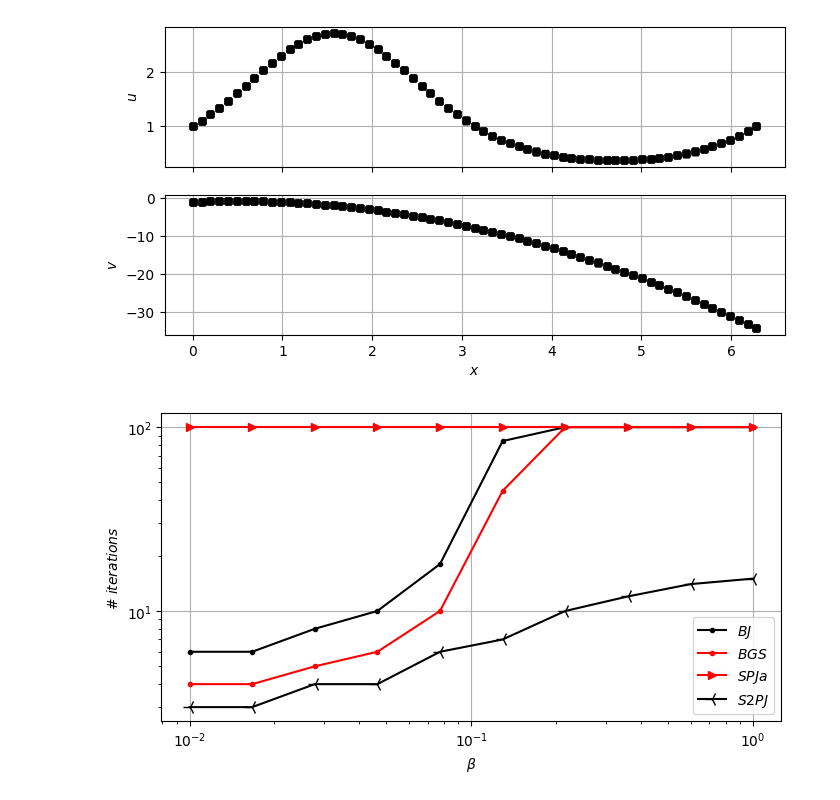
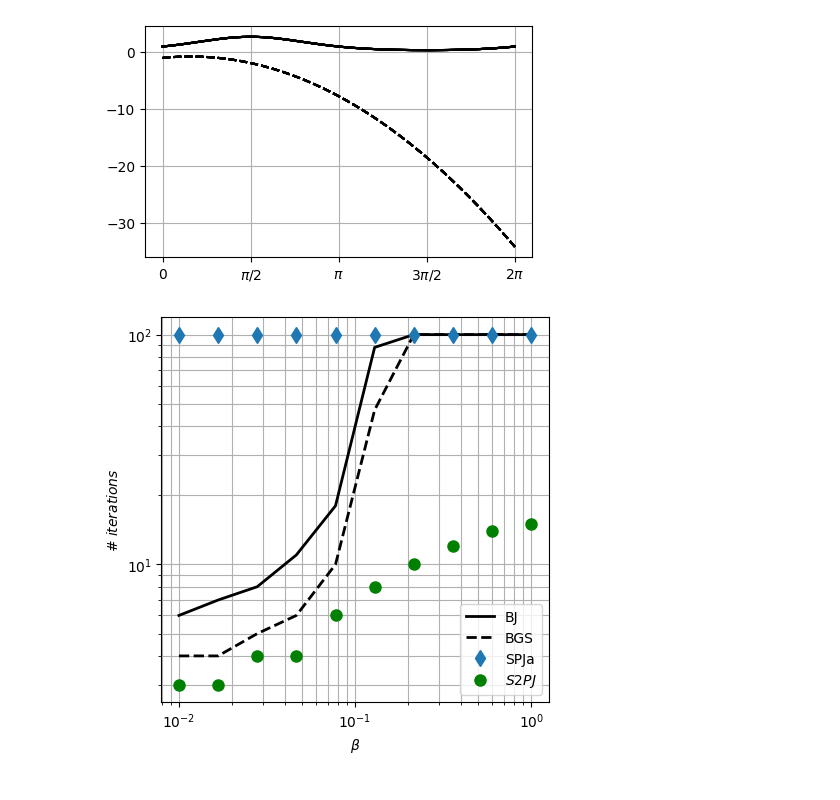
Before and after one commit to multiform-UoN/splittingschemes, a Jupyter notebook: python/fvm1D_quadLaplacian.ipynb, the cells around one changed output. Drawn from its saved outputs; the diff is of its cells as text; code cells hidden in the pictures.

```diff
--- a/python/fvm1D_quadLaplacian.ipynb
+++ b/python/fvm1D_quadLaplacian.ipynb
@@ -11,8 +10,8 @@ import scipy.linalg as linalg
 import matplotlib.pyplot as plt
 import numpy as np
 import matplotlib as mpl
-plt.style.use('tableau-colorblind10')
-plt.style.use('default')
+# plt.style.use('tableau-colorblind10')
+# plt.style.use('default')
 import mylib
 
 # import seaborn as sns
@@ -226,6 +221,6 @@ monolithic error = 3.949884360667314e-10
 # %%
 L = 2.0*np.pi
-N = 64
+N = 128
 dx = np.divide(L, N)
 x = np.linspace(0, L, N+1)
 xc = np.linspace(0.5*dx, L-0.5*dx, N)
@@ -248,13 +243,19 @@ err = {
     "mono":{"u_errl2":[], "v_errl2":[]}
     }
 
-fig1, axs1 = plt.subplots(2, 1, figsize=(8,4), dpi=100, sharex=True)
-fig2, axs2 = plt.subplots(1, 1, figsize=(8,4), dpi=100, sharex=True)
-fig3, axs3 = plt.subplots(1, 1, figsize=(8,4), dpi=100, sharex=True)
+# fig1, axs1 = plt.subplots(2, 1, figsize=(8,4), dpi=100, sharex=True)
+fig1, axs1 = plt.subplots(1, 1, figsize=(5,3), dpi=100)
+fig2, axs2 = plt.subplots(1, 1, figsize=(5,5), dpi=100)
+fig3, axs3 = plt.subplots(1, 1, figsize=(5,5), dpi=100)
+axs1.xaxis.set_major_formatter(plt.FuncFormatter(mylib.format_func))
+axs1.xaxis.set_major_locator(plt.MultipleLocator(np.pi / 2))
+markersize = 8
+linewidth = 2
+markevery = 1
+
 
 beta = np.logspace(-2, 0, 10)
 # beta = [0.001]
-
 for val in beta:
     kwargs = {
     # muu coefficients
@@ -361,24 +362,23 @@ for val in beta:
 
     ##################################################################
 
-    markersize = 4
-    linewidth = 0.8
-
     # axs1[0].plot(x, 0*x, '|', color='k', markersize=6.0)
     # axs1[0].plot(xc, 0*xc, '.', color='k', markersize=2.0)
-    axs1[0].plot(x, mylib.fvm_reconstruct_1D(u), 'sk' , label=r'$u_{rec,monolithic}$', linewidth=linewidth, markersize=markersize)
+    # axs1[0].plot(x, mylib.fvm_reconstruct_1D(u), 'sk' , label=r'$u_{rec,monolithic}$', linewidth=linewidth, markersize=markersize)
     # axs1[0].plot(x, mylib.fvm_reconstruct_1D(u_SPJa), 'xr' , label=r'$u_{rec,SPJa}$', linewidth=linewidth, markersize=markersize)
     # axs1[0].plot(x, mylib.fvm_reconstruct_1D(u_SPJu), 'xb' , label=r'$u_{rec,SPJu}$', linewidth=linewidth, markersize=markersize)
     # axs1[0].plot(x, mylib.fvm_reconstruct_1D(u_SPJv), 'xy' , label=r'$u_{rec,SPJv}$', linewidth=linewidth, markersize=markersize)
     # axs1[0].plot(x, mylib.fvm_reconstruct_1D(u_S2PJ), '+g' , label=r'$u_{rec,S2PJ}$', linewidth=linewidth)
     # axs1[0].plot(xc, u, '_y', label=r'$\frac{1}{|cell|}\int u\,dx$', markersize=markersize)
     # axs1[0].plot(xfine, u_sol(xfine, kwargs), '-b', label=r'$u(x)$')
+    axs1.plot(xfine, u_sol(xfine, kwargs), '-k', label=r'$u(x)$')
+    axs1.plot(xfine, v_sol(xfine, kwargs), '--k', label=r'$u(x)$')
     # axs1[0].plot(xfine, m_u(xfine, kwargs), '--g', label=r'$m_u(x)$')
     # axs1[0].plot(xfine, f_1(xfine, kwargs), '--c', label=r'$f_u(x)$')
 
     # axs1[1].plot(x, 0*x, '|', color='k', markersize=6.0)
     # axs1[1].plot(xc, 0*xc, '.', color='k', markersize=2.0)
-    axs1[1].plot(x, mylib.fvm_reconstruct_1D(v), 'sk' , label=r'$v_{rec,monolithic}$', linewidth=linewidth, markersize=markersize)
+    # axs1[1].plot(x, mylib.fvm_reconstruct_1D(v), 'sk' , label=r'$v_{rec,monolithic}$', linewidth=linewidth, markersize=markersize)
     # axs1[1].plot(x, mylib.fvm_reconstruct_1D(v_SPJa), 'xr' , label=r'$v_{rec,SPJa}$', linewidth=linewidth, markersize=markersize)
     # axs1[1].plot(x, mylib.fvm_reconstruct_1D(v_SPJu), 'xb' , label=r'$v_{rec,SPJu}$', linewidth=linewidth, markersize=markersize)
     # axs1[1].plot(x, mylib.fvm_reconstruct_1D(v_SPJv), 'xy' , label=r'$v_{rec,SPJv}$', linewidth=linewidth, markersize=markersize)
@@ -388,47 +388,50 @@ for val in beta:
     # axs1[1].plot(xfine, m_v(xfine, kwargs), '--g', label=r'$m_v(x)$')
     # axs1[1].plot(xfine, f_2(xfine, kwargs), '--c', label=r'$f_v(x)$')
 
-axs1[0].set_ylabel(r'$u$')
-axs1[0].grid()
-axs1[1].set_xlabel(r'$x$')
-axs1[1].set_ylabel(r'$v$')
-axs1[1].grid()
+axs1.grid()
+# axs1[0].set_ylabel(r'$u$')
+# axs1[0].grid()
+# axs1[1].set_xlabel(r'$x$')
+# axs1[1].set_ylabel(r'$v$')
+# axs1[1].grid()
 # axs1[0].legend()
 # axs1[1].legend()
-# fig1.savefig('./figures/dualporosity_varbeta_results.pdf')
+fig1.savefig('./figures/quadlaplacian_varbeta_results.pdf')
 
-axs2.loglog(beta, err['BJ']['nit'],   'k.-', label=r'$BJ$')
-axs2.loglog(beta, err['BGS']['nit'],  'r.-', label=r'$BGS$')
-axs2.loglog(beta, err['SPJa']['nit'], 'r>-', label=r'$SPJa$')
-# axs2.loglog(beta, err['SPJu']['nit'], 'b>-', label=r'$SPJu$')
-# axs2.loglog(beta, err['SPJv']['nit'], 'g>-', label=r'$SPJv$')
+
+axs2.loglog(beta, err['BJ']['nit'],  'k', linestyle='solid',  label=f"BJ",   linewidth=linewidth, markersize=markersize)
+axs2.loglog(beta, err['BGS']['nit'], 'k', linestyle='dashed', label=f"BGS",  linewidth=linewidth, markersize=markersize)
+axs2.loglog(beta, err['SPJa']['nit'],'d', linestyle='',       label=f"SPJa", linewidth=linewidth, markersize=markersize)
+# axs2.loglog(beta, err['SPJu']['nit'],'x', linestyle='',       label=f"SPJu", linewidth=linewidth, markersize=markersize)
+# axs2.loglog(beta, err['SPJv']['nit'],'o', linestyle='',       label=f"SPJv", linewidth=linewidth, markersize=markersize)
 # axs2.loglog(beta, err['La']['nit'],   'rP-', label=r'$La$')
 # axs2.loglog(beta, err['Lu']['nit'],   'bP-', label=r'$Lu$')
 # axs2.loglog(beta, err['Lv']['nit'],   'gP-', label=r'$Lv$')
-axs2.loglog(beta, err['S2PJ']['nit'], 'k3-', label=r'$S2PJ$', markersize=10)
+axs2.loglog(beta, err['S2PJ']['nit'], 'og', label=r'$S2PJ$', linewidth=linewidth, markersize=markersize)
 axs2.set_xlabel(r"$\beta$")
 axs2.set_ylabel(r"$\#~iterations$")
-axs2.grid()
+axs2.grid(which='both')
 axs2.legend()
-# fig2.savefig('./figures/dualporosity_varbeta_iterations_600-1e-6.pdf')
+fig2.savefig('./figures/quadlaplacian_varbeta_iterations_100-1e-6.pdf')
+
 
 axs3.loglog(beta, err['mono']['u_errl2'], 's-', label=r'$Monolithic$')
 axs3.loglog(beta, err['BJ']['u_errl2'],   'k.-', label=r'$BJ$')
 axs3.loglog(beta, err['BGS']['u_errl2'],  'r.-', label=r'$BGS$')
 axs3.loglog(beta, err['SPJa']['u_errl2'], 'r>-', label=r'$SPJa$')
 # axs3.loglog(beta, err['SPJu']['u_errl2'], 'b>-', label=r'$SPJu$')
 # axs3.loglog(beta, err['SPJv']['u_errl2'], 'g>-', label=r'$SPJv$')
 # axs3.loglog(beta, err['La']['u_errl2'],   'rP-', label=r'$La$')
 # axs3.loglog(beta, err['Lu']['u_errl2'],   'bP-', label=r'$Lu$')
 # axs3.loglog(beta, err['Lv']['u_errl2'],   'gP-', label=r'$Lv$')
 axs3.loglog(beta, err['S2PJ']['u_errl2'], 'k3-', label=r'$S2PJ$', markersize=10)
 axs3.set_xlabel(r"$\beta$")
 axs3.set_ylabel(r"$||u(x_f)-u_h(x_f)||_{\mathbb{R}^N}$")#
 axs3.grid()
 axs3.legend()
 # fig3.savefig('./figures/dualporosity_varbeta_error-fixed-iterations-50.pdf')
 
 plt.show()
 # %% [output]
-[figure, old version]
+[figure, new version]
-[figure, old version]
+[figure, new version]
```
Also changed, not shown: parts of 3 cells of this notebook, 9 other files.
